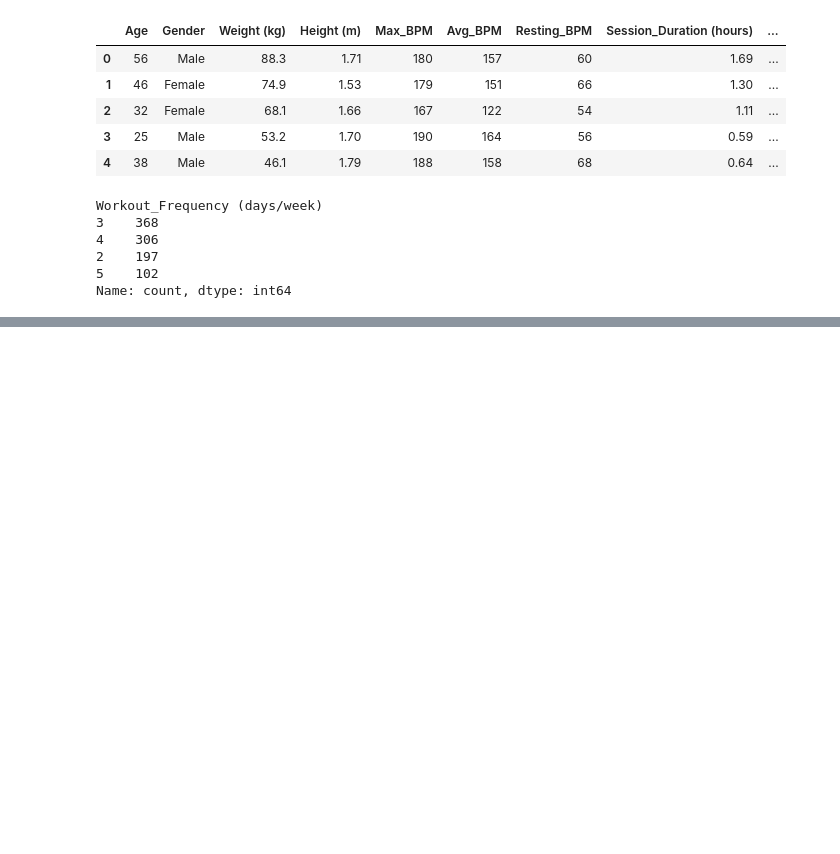
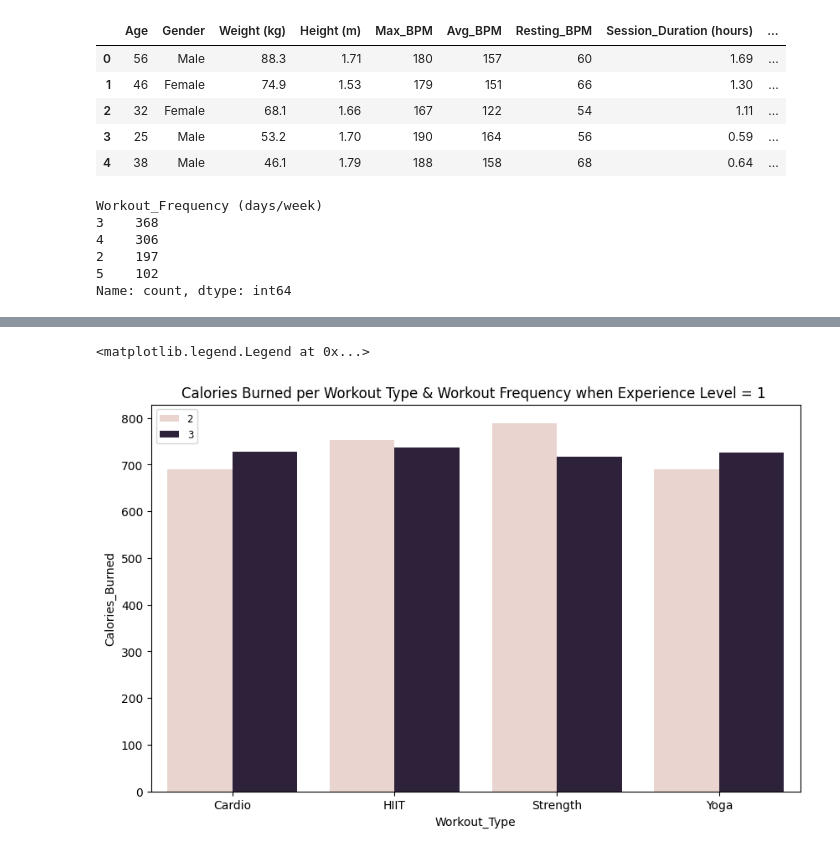
Before and after one commit to angelll19/MY-DAC-Curriculum, a Jupyter notebook: DAC-006_Machine_Learning/project.ipynb, the cells around one changed output, grey strips where cells are left out. Drawn from its saved outputs; the diff is of its cells as text; code cells hidden in the pictures; blank space fills up the shorter version.

```diff
--- a/DAC-006_Machine_Learning/project.ipynb
+++ b/DAC-006_Machine_Learning/project.ipynb
@@ -97,0 +135,5 @@ Name: count, dtype: int64
+# %%
+data['user'] = 1
+   #for experience level 1, if u work out 2 and 3 days what's the differences
+experience_level1 = data[data['Experience_Level']==1]
+experience_level1['Workout_Type'].value_counts()
@@ -97,0 +147,5 @@ Name: count, dtype: int64
+# %%
+
+
+trying =experience_level1.groupby (['Workout_Type','Workout_Frequency (days/week)'])[['Calories_Burned','Session_Duration (hours)']].mean().reset_index()
+trying
@@ -97,0 +162,11 @@ Name: count, dtype: int64
+# %%
+plt.figure(figsize= (10,6))
+sns.barplot(data= trying, x= "Workout_Type", y = "Calories_Burned", hue = "Workout_Frequency (days/week)" )
+plt.title("Calories Burned per Workout Type & Workout Frequency when Experience Level = 1 ")
+plt.legend(loc= "upper left", fontsize= "small")
+#at experience level = 1, by logic, if u come to gym more frequent, u will burn more calory
+# but HIIT and Strength doesn't like that
+# when the frequency of coming to gym is 3, it is lower calories burned than when frequency is 2
+# %% [output]
+<matplotlib.legend.Legend at 0x...>
+[figure, added]
```
Also changed, not shown: parts of 30 cells of this notebook.
